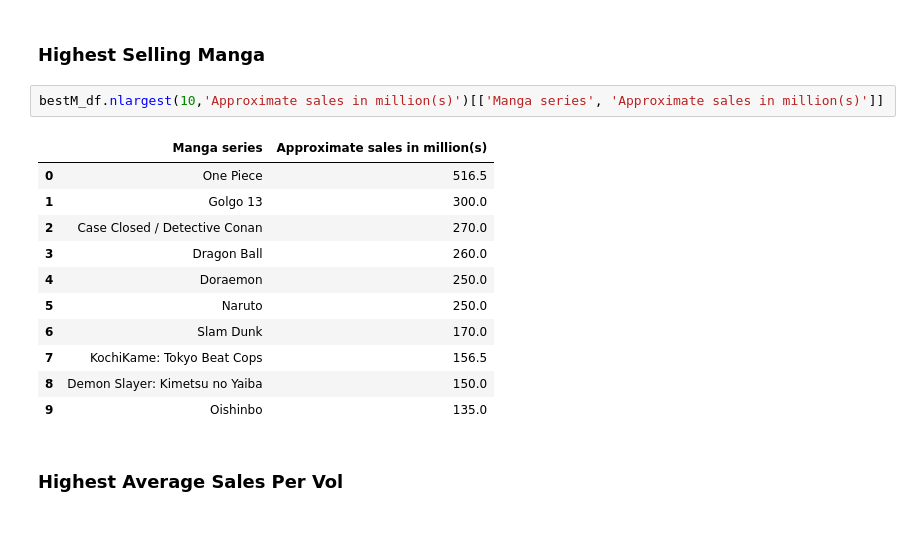
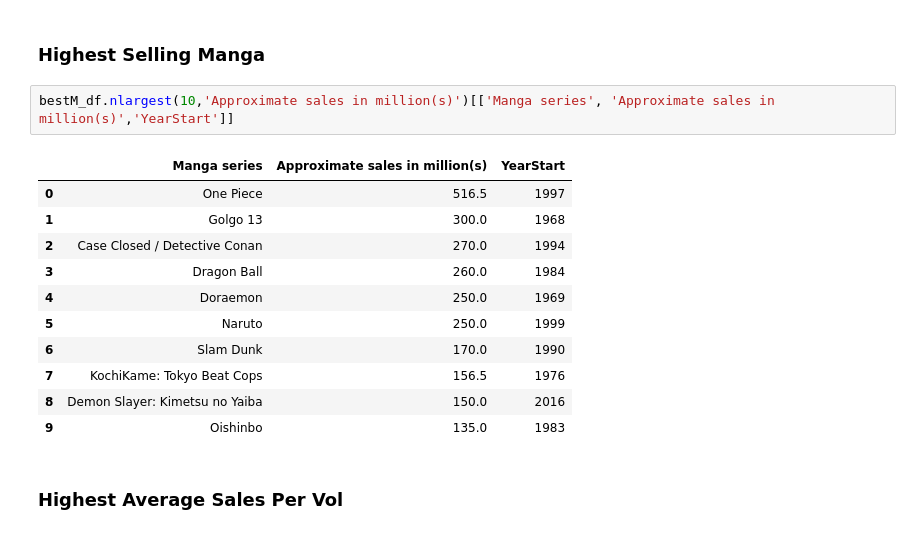
Before and after one commit to sha1129/Data_Exploration, a Jupyter notebook: 4 Best Manga EDA.ipynb, the cells around one changed output. Cells and saved outputs as stored; diff of their text form.

```diff
--- a/4 Best Manga EDA.ipynb
+++ b/4 Best Manga EDA.ipynb
@@ -195,19 +195,19 @@ plt.show()
 # %% [markdown]
 ### Highest Selling Manga
 # %%
-bestM_df.nlargest(10,'Approximate sales in million(s)')[['Manga series', 'Approximate sales in million(s)']]
+bestM_df.nlargest(10,'Approximate sales in million(s)')[['Manga series', 'Approximate sales in million(s)','YearStart']]
 # %% [output]
-|  | Manga series | Approximate sales in million(s) |
-| 0 | One Piece | 516.5 |
-| 1 | Golgo 13 | 300.0 |
-| 2 | Case Closed / Detective Conan | 270.0 |
-| 3 | Dragon Ball | 260.0 |
-| 4 | Doraemon | 250.0 |
-| 5 | Naruto | 250.0 |
-| 6 | Slam Dunk | 170.0 |
-| 7 | KochiKame: Tokyo Beat Cops | 156.5 |
-| 8 | Demon Slayer: Kimetsu no Yaiba | 150.0 |
-| 9 | Oishinbo | 135.0 |
+|  | Manga series | Approximate sales in million(s) | YearStart |
+| 0 | One Piece | 516.5 | 1997 |
+| 1 | Golgo 13 | 300.0 | 1968 |
+| 2 | Case Closed / Detective Conan | 270.0 | 1994 |
+| 3 | Dragon Ball | 260.0 | 1984 |
+| 4 | Doraemon | 250.0 | 1969 |
+| 5 | Naruto | 250.0 | 1999 |
+| 6 | Slam Dunk | 170.0 | 1990 |
+| 7 | KochiKame: Tokyo Beat Cops | 156.5 | 1976 |
+| 8 | Demon Slayer: Kimetsu no Yaiba | 150.0 | 2016 |
+| 9 | Oishinbo | 135.0 | 1983 |
 # %% [markdown]
 ### Highest Average Sales Per Vol
 # %%
```
